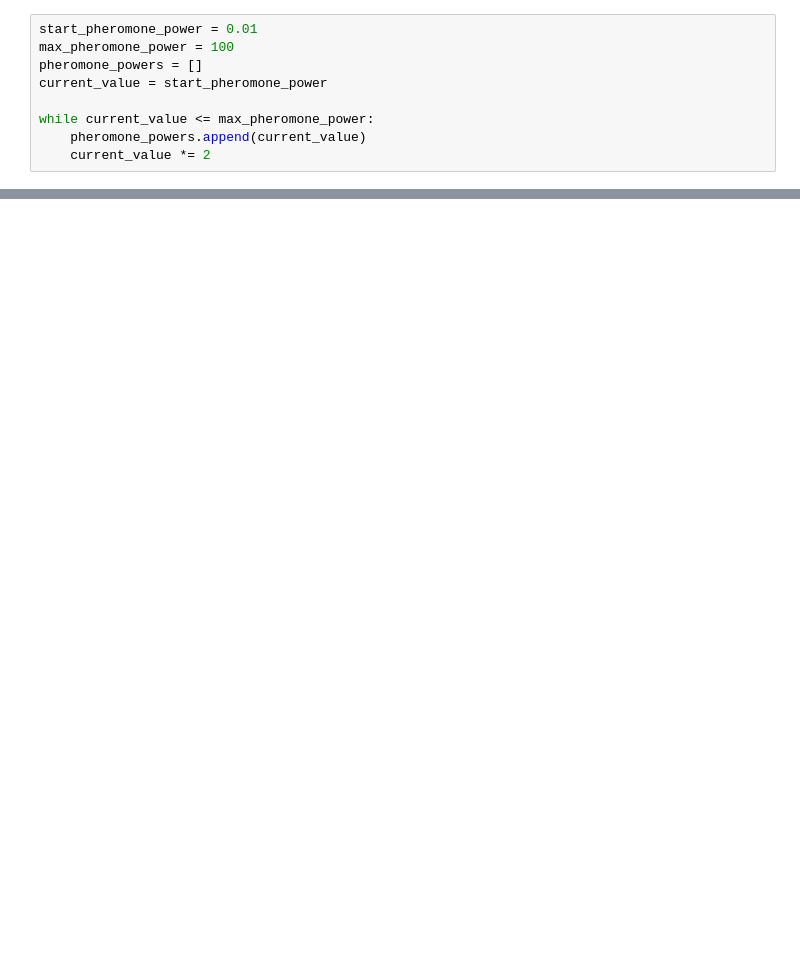
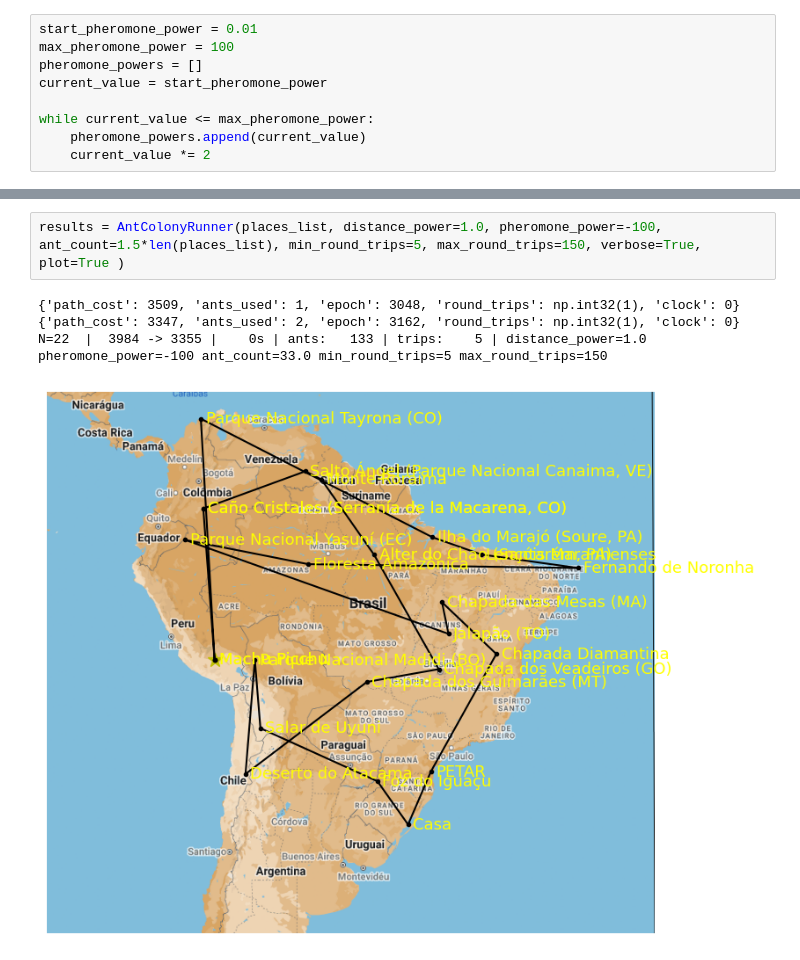
Before and after one commit to allanVvz/AntRoute-TSP, a Jupyter notebook: AntTRip.ipynb, the cells around one changed output, grey strips where cells are left out. Drawn from its saved outputs; the diff is of its cells as text; blank space fills up the shorter version.

```diff
--- a/AntTRip.ipynb
+++ b/AntTRip.ipynb
@@ -607,0 +633,7 @@ N=9   |  1838 -> 1222 |    0s | ants:   569 | trips:   10 | distance_power=1
+# %%
+results = AntColonyRunner(places_list, distance_power=1.0, pheromone_power=-100, ant_count=1.5*len(places_list), min_round_trips=5, max_round_trips=150, verbose=True, plot=True )
+# %% [output]
+{'path_cost': 3509, 'ants_used': 1, 'epoch': 3048, 'round_trips': np.int32(1), 'clock': 0}
+{'path_cost': 3347, 'ants_used': 2, 'epoch': 3162, 'round_trips': np.int32(1), 'clock': 0}
+N=22  |  3984 -> 3355 |    0s | ants:   133 | trips:    5 | distance_power=1.0 pheromone_power=-100 ant_count=33.0 min_round_trips=5 max_round_trips=150
+[figure, added]
```
Also changed, not shown: parts of 10 cells of this notebook, 1 other file.
